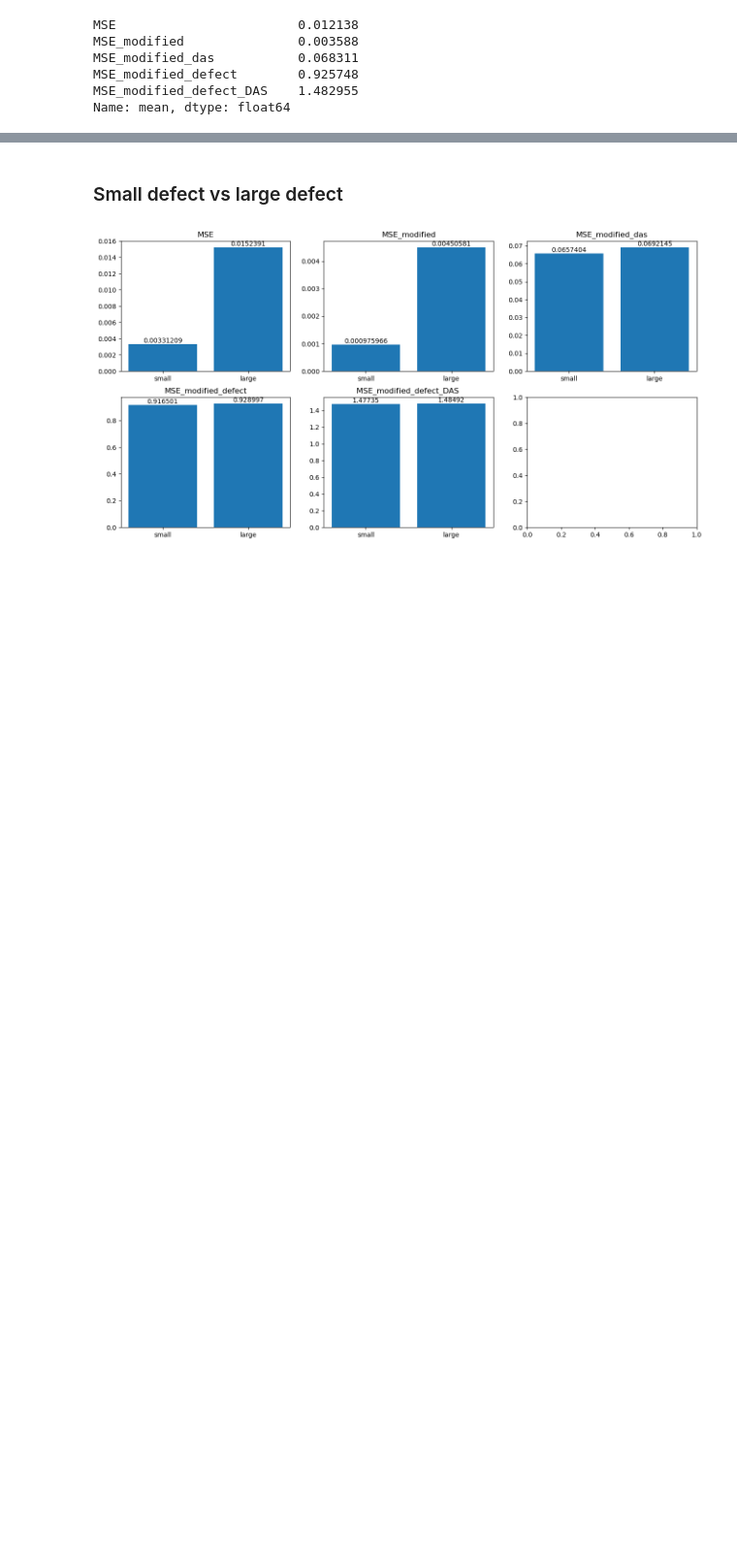
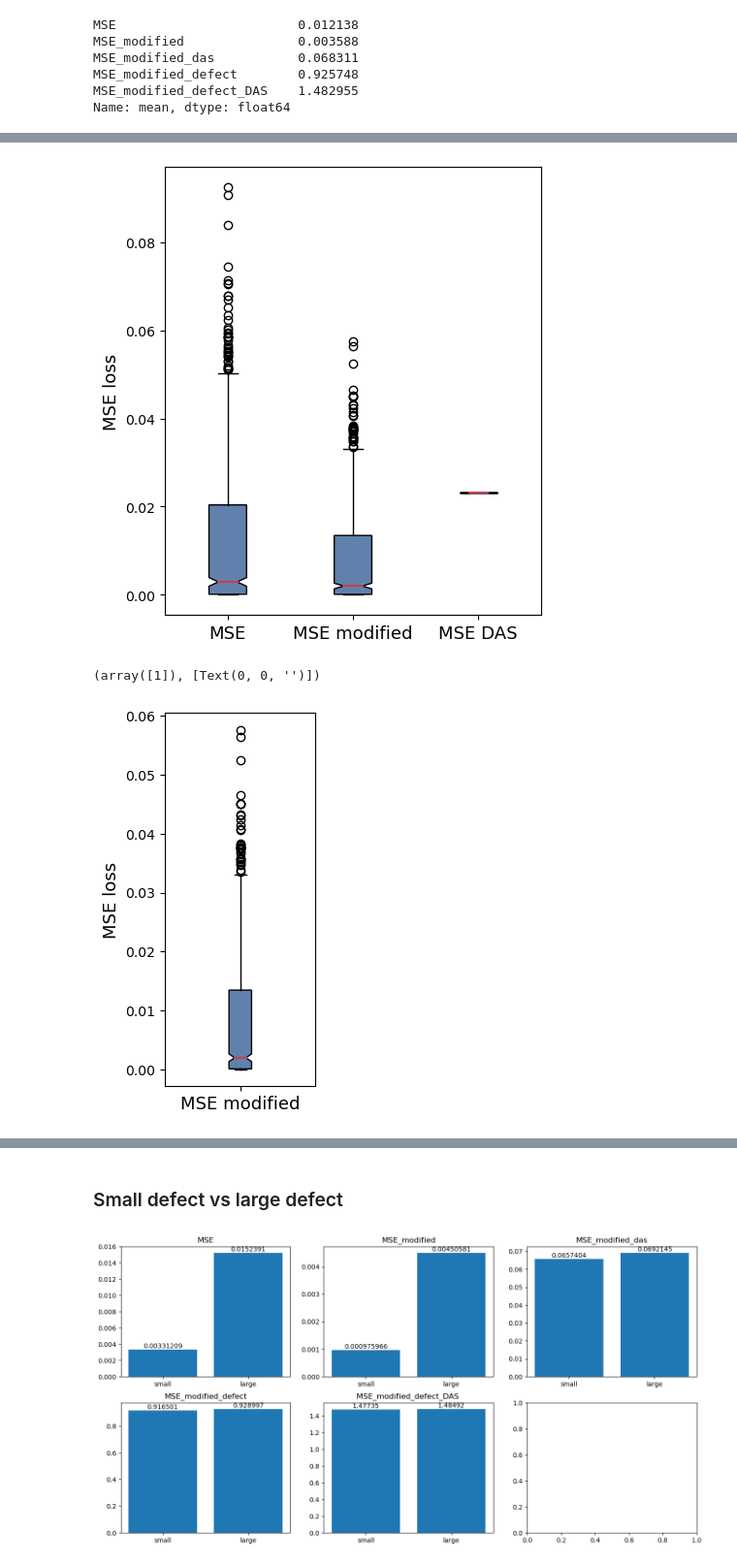
Before and after one commit to MC-Kangan/FYP_Ultrasound_Imaging_ML, a Jupyter notebook: Prediction_results_analysis.ipynb, the cells around one changed output, grey strips where cells are left out. Shown at 97% size. Saved outputs shown, nothing was run; the diff lists cells and outputs as text; code cells hidden in the pictures; blank space fills up the shorter version.

```diff
--- a/Prediction_results_analysis.ipynb
+++ b/Prediction_results_analysis.ipynb
@@ -28,3 +52,8 @@ df_summary
 | 50% | 0.002904 | 0.001009 | 0.067107 | 0.948846 | 1.482734 |
 | 75% | 0.020384 | 0.006283 | 0.070113 | 1.000000 | 1.545519 |
 | max | 0.092477 | 0.022727 | 0.091812 | 1.329894 | 1.910013 |
+# %%
+df = pd.read_csv('Model_prediction_evaluation/2D_model_prediction_results.csv')
+
+df_summary = df.describe().drop(columns=['index','defWidth','defHeight','defPosx','defPosy','defAng','defAngR'])
+df_summary
@@ -39,0 +145,46 @@ Name: mean, dtype: float64
+# %%
+# Zoomed in view about the boxplot of
+
+# df2 = pd.read_csv('3D_model_prediction_results.csv')
+
+
+plt.subplots(figsize = (5, 6))
+plt.boxplot([df.MSE, df.MSE_modified, df.MSE_modified_das],
+                     notch = True,  # notch shape
+                     vert = True,  # vertical box alignment
+                     patch_artist = True,  # fill with color
+                     labels=['MSE', 'MSE modified', 'MSE DAS'], # will be used to label x-ticks
+                     boxprops = dict(facecolor = "#6181ad"),
+                     medianprops = dict(color = "#CA3C53", linewidth = 1.5))
+
+plt.ylabel('MSE loss', fontsize = 13)
+plt.xticks(fontsize = 13)
+plt.show()
+
+plt.subplots(figsize = (2, 5))
+plt.boxplot([df.MSE_modified],
+                     notch = True,  # notch shape
+                     vert = True,  # vertical box alignment
+                     patch_artist = True,  # fill with color
+                     labels=['MSE modified'], # will be used to label x-ticks
+                     boxprops = dict(facecolor = "#6181ad"),
+                     medianprops = dict(color = "#CA3C53", linewidth = 1.5))
+
+plt.ylabel('MSE loss', fontsize = 13)
+plt.xticks(fontsize = 13)
+
+plt.subplots(figsize = (2, 5))
+plt.boxplot([df.MSE_modified_das],
+                     notch = True,  # notch shape
+                     vert = True,  # vertical box alignment
+                     patch_artist = True,  # fill with color
+                     labels=['MSE DAS'], # will be used to label x-ticks
+                     boxprops = dict(facecolor = "#6181ad"),
+                     medianprops = dict(color = "#CA3C53", linewidth = 1.5))
+
+plt.ylabel('MSE loss', fontsize = 13)
+plt.xticks(fontsize = 13)
+# %% [output]
+[figure, added]
+(array([1]), [Text(0, 0, '')])
+[figure, added]
```
Also changed, not shown: parts of 13 cells of this notebook, 1 other file.
